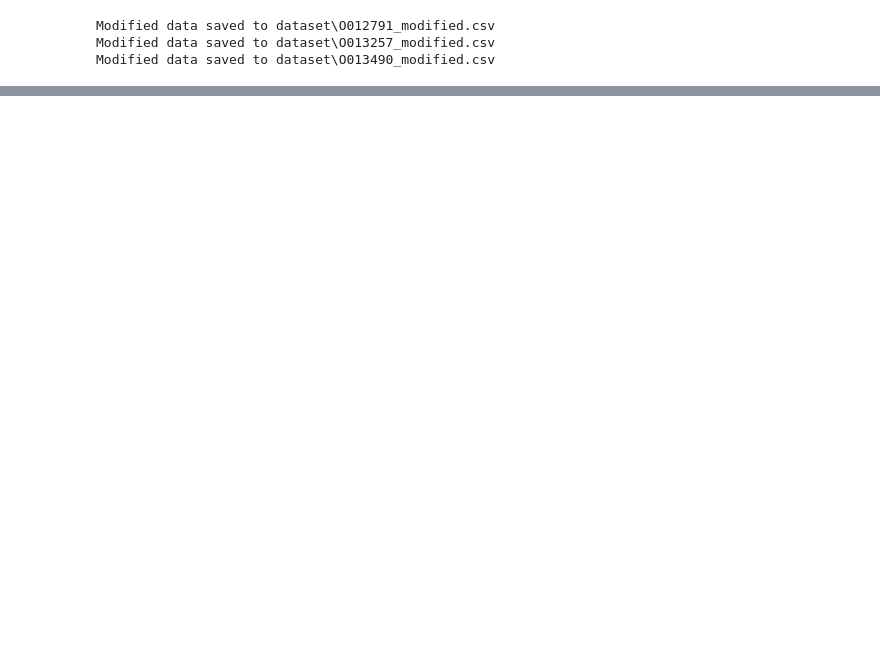
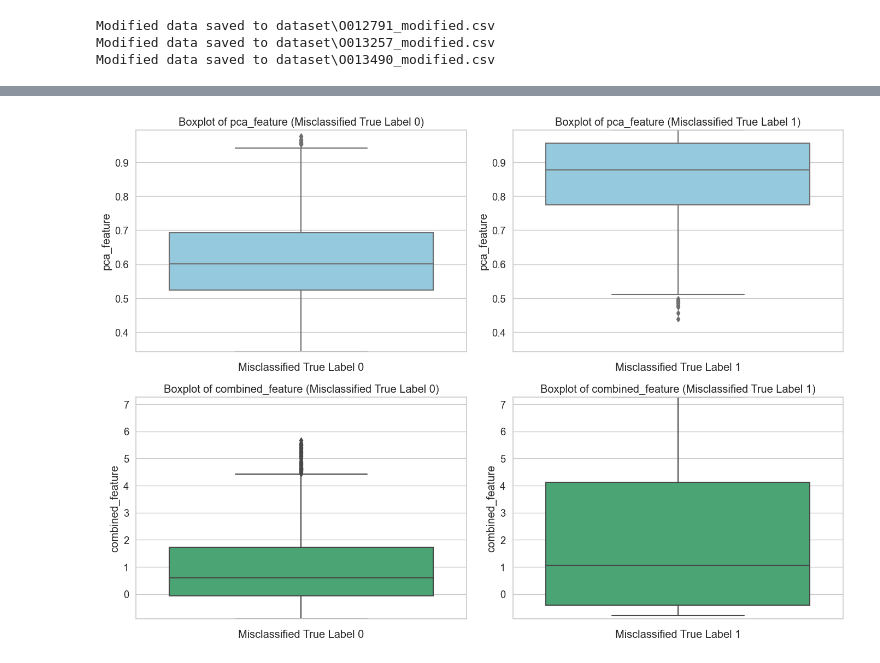
Before and after one commit to Bru3e/stat-214-lab2-10, a Jupyter notebook: models.ipynb, the cells around one changed output, grey strips where cells are left out. Saved outputs shown, nothing was run; the diff lists cells and outputs as text; code cells hidden in the pictures; blank space fills up the shorter version.

```diff
--- a/models.ipynb
+++ b/models.ipynb
@@ -435,0 +730,16 @@ x8      -0.341797
+# %%
+csv_files = [
+    "dataset\\O012791_merged.csv",
+    "dataset\\O013257_merged.csv",
+    "dataset\\O013490_merged.csv"
+]
+
+for file in csv_files:
+    df = pd.read_csv(file)
+    df = df[df["Label"] != 0]
+    cols = [col for col in df.columns if col != "Label"] + ["Label"]
+    df = df[cols]
+    df = df.drop(columns=["patch_entropy"], errors='ignore')
+    output_file = f"{file.replace('_merged.csv', '_modified_withxy.csv').split('/')[-1]}"
+    df.to_csv(output_file, index=False)
+    print(f"Modified data saved to {output_file}")
@@ -435,0 +822,70 @@ x8      -0.341797
+# %%
+misclassified_df = test_xy.iloc[misclassified_idx].copy()
+misclassified_df['true_label'] = y_test.iloc[misclassified_idx].values
+
+misclassified_0 = misclassified_df[misclassified_df['true_label'] == 0].groupby(['x', 'y']).size().reset_index(name='count')
+print("Misclassified true label 0:")
+print(misclassified_0)
+print(misclassified_0.shape)
+
+misclassified_1 = misclassified_df[misclassified_df['true_label'] == 1].groupby(['x', 'y']).size().reset_index(name='count')
+print("\nMisclassified true label 1:")
+print(misclassified_1)
+print(misclassified_1.shape)
+
+# Interested in the edge cases where the misclassified patches are located (patch_size = 9)
+# X: [70,368], Y: [2,383]
+# We consider when the patch is not fully within the image
+condition_0 = (misclassified_0['x'] < 79) | (misclassified_0['x'] > 359) | (misclassified_0['y'] < 11) | (misclassified_0['y'] > 374)
+count_misclassified_0 = misclassified_0.loc[condition_0, 'count'].sum()
+
+condition_1 = (misclassified_1['x'] < 79) | (misclassified_1['x'] > 359) | (misclassified_1['y'] < 11) | (misclassified_1['y'] > 374)
+count_misclassified_1 = misclassified_1.loc[condition_1, 'count'].sum()
+
+print("Misclassified true label 0 satisfying condition:", count_misclassified_0)
+print("Misclassified true label 1 satisfying condition:", count_misclassified_1)
+
+misclassified_df = X_test.iloc[misclassified_idx].copy()
+misclassified_df['true_label'] = y_test.iloc[misclassified_idx].values
+
+X_misclassified_0 = misclassified_df[misclassified_df['true_label'] == 0]
+X_misclassified_1 = misclassified_df[misclassified_df['true_label'] == 1]
+
+pca_min = min(X_misclassified_0['pca_feature'].min(), X_misclassified_1['pca_feature'].min())
+pca_max = max(X_misclassified_0['pca_feature'].max(), X_misclassified_1['pca_feature'].max())
+
+combined_min = min(X_misclassified_0['combined_feature'].min(), X_misclassified_1['combined_feature'].min())
+combined_max = max(X_misclassified_0['combined_feature'].max(), X_misclassified_1['combined_feature'].max())
+
+sns.set_theme(style="whitegrid", font_scale=1.2)
+
+fig, axs = plt.subplots(2, 2, figsize=(14, 10))
+
+sns.boxplot(y=X_misclassified_0['pca_feature'], color='skyblue', ax=axs[0, 0])
+axs[0, 0].set_title("Boxplot of pca_feature (Misclassified True Label 0)")
+axs[0, 0].set_xlabel("Misclassified True Label 0")
+axs[0, 0].set_ylabel("pca_feature")
+axs[0, 0].set_ylim(pca_min, pca_max)
+
+sns.boxplot(y=X_misclassified_1['pca_feature'], color='skyblue', ax=axs[0, 1])
+axs[0, 1].set_title("Boxplot of pca_feature (Misclassified True Label 1)")
+axs[0, 1].set_xlabel("Misclassified True Label 1")
+axs[0, 1].set_ylabel("pca_feature")
+axs[0, 1].set_ylim(pca_min, pca_max)
+
+sns.boxplot(y=X_misclassified_0['combined_feature'], color='mediumseagreen', ax=axs[1, 0])
+axs[1, 0].set_title("Boxplot of combined_feature (Misclassified True Label 0)")
+axs[1, 0].set_xlabel("Misclassified True Label 0")
+axs[1, 0].set_ylabel("combined_feature")
+axs[1, 0].set_ylim(combined_min, combined_max)
+
+sns.boxplot(y=X_misclassified_1['combined_feature'], color='mediumseagreen', ax=axs[1, 1])
+axs[1, 1].set_title("Boxplot of combined_feature (Misclassified True Label 1)")
+axs[1, 1].set_xlabel("Misclassified True Label 1")
+axs[1, 1].set_ylabel("combined_feature")
+axs[1, 1].set_ylim(combined_min, combined_max)
+
+plt.tight_layout()
+plt.savefig("publication_quality_boxplots.png")
+plt.show()
+# %% [output]
@@ -435,0 +909 @@ x8      -0.341797
+[figure, added]
```
Also changed, not shown: parts of 12 cells of this notebook.
